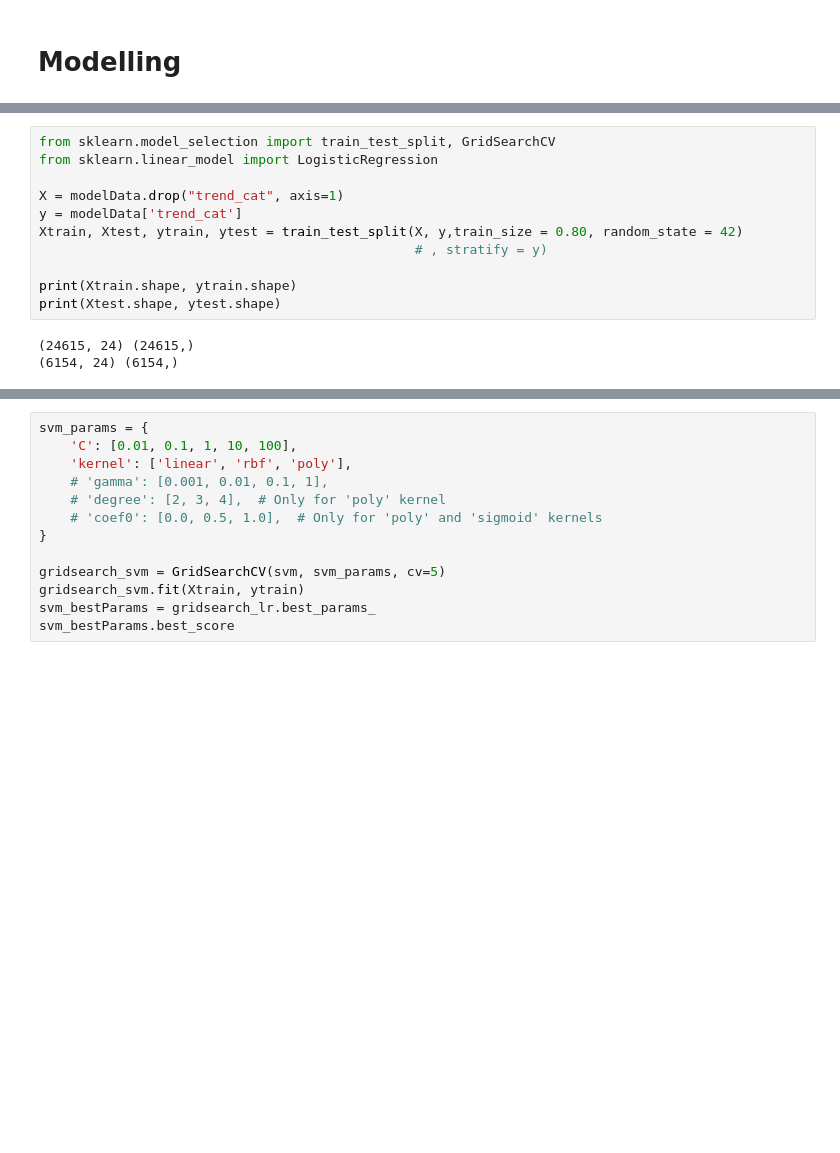
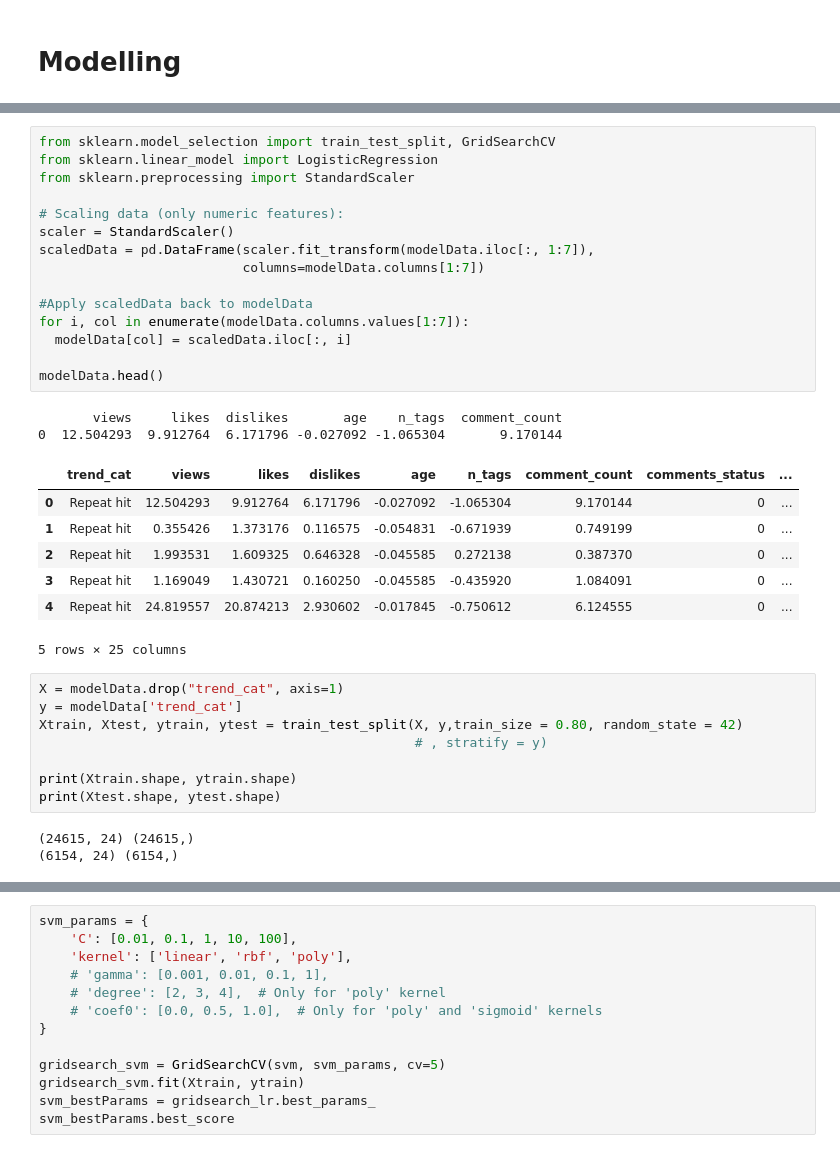
Before and after one commit to Thampi-hub/Springboard_RT, a Jupyter notebook: Capstone_2/2_DataWrangling/readData.ipynb, the cells around one changed output, grey strips where cells are left out. Drawn from its saved outputs; the diff is of its cells as text; blank space fills up the shorter version.

```diff
--- a/Capstone_2/2_DataWrangling/readData.ipynb
+++ b/Capstone_2/2_DataWrangling/readData.ipynb
@@ -358,8 +364,30 @@ modelData.head()
 5 rows × 25 columns
+# %%
+from sklearn.model_selection import train_test_split, GridSearchCV
+from sklearn.linear_model import LogisticRegression
+from sklearn.preprocessing import StandardScaler
+
+# Scaling data (only numeric features):
+scaler = StandardScaler()
+scaledData = pd.DataFrame(scaler.fit_transform(modelData.iloc[:, 1:7]),
+                          columns=modelData.columns[1:7])
+
+#Apply scaledData back to modelData
+for i, col in enumerate(modelData.columns.values[1:7]):
+  modelData[col] = scaledData.iloc[:, i]
+
+modelData.head()
+# %% [output]
+       views     likes  dislikes       age    n_tags  comment_count
+0  12.504293  9.912764  6.171796 -0.027092 -1.065304       9.170144
+|  | trend_cat | views | likes | dislikes | age | n_tags | comment_count | comments_status | ... |
+| 0 | Repeat hit | 12.504293 | 9.912764 | 6.171796 | -0.027092 | -1.065304 | 9.170144 | 0 | ... |
+| 1 | Repeat hit | 0.355426 | 1.373176 | 0.116575 | -0.054831 | -0.671939 | 0.749199 | 0 | ... |
+| 2 | Repeat hit | 1.993531 | 1.609325 | 0.646328 | -0.045585 | 0.272138 | 0.387370 | 0 | ... |
+| 3 | Repeat hit | 1.169049 | 1.430721 | 0.160250 | -0.045585 | -0.435920 | 1.084091 | 0 | ... |
+| 4 | Repeat hit | 24.819557 | 20.874213 | 2.930602 | -0.017845 | -0.750612 | 6.124555 | 0 | ... |
+5 rows × 25 columns
 # %%
-from sklearn.model_selection import train_test_split, GridSearchCV
-from sklearn.linear_model import LogisticRegression
-
 X = modelData.drop("trend_cat", axis=1)
 y = modelData['trend_cat']
 Xtrain, Xtest, ytrain, ytest = train_test_split(X, y,train_size = 0.80, random_state = 42)
```
Also changed, not shown: parts of 7 cells of this notebook.
